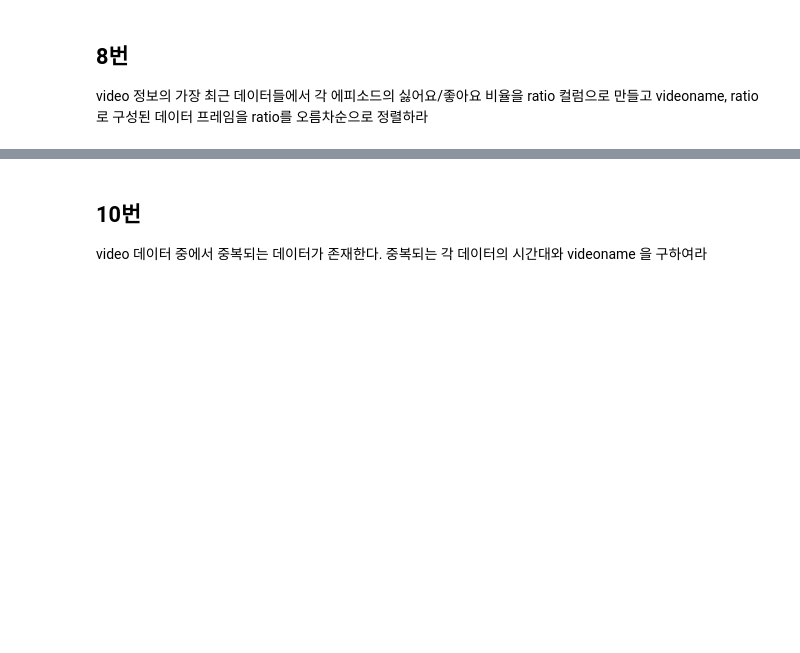
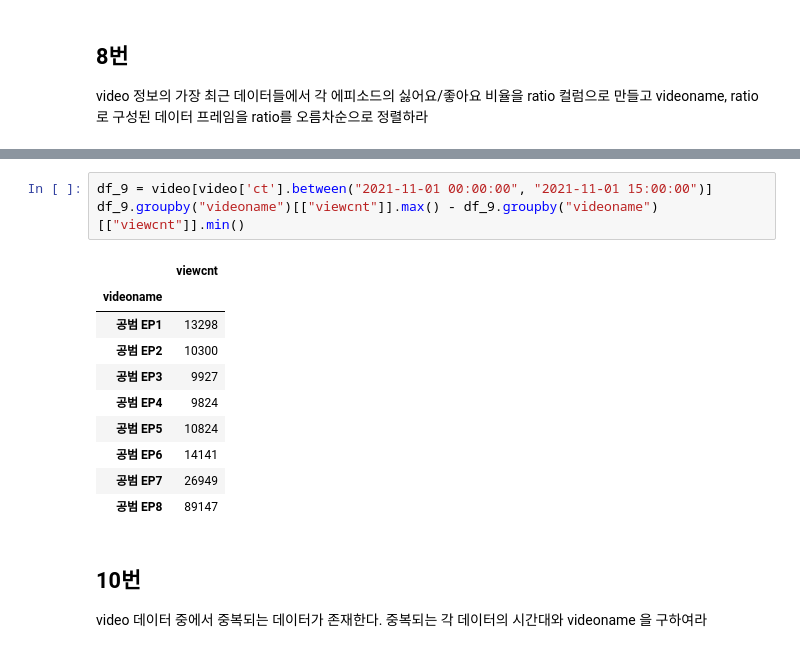
Before and after one commit to Minju-nimm/BDA_Certificate, a Jupyter notebook: 작업형1/공범_데이터.ipynb, the cells around one changed output, grey strips where cells are left out. Cells and saved outputs as stored; diff of their text form; blank space fills up the shorter version.

```diff
--- a/작업형1/공범_데이터.ipynb
+++ b/작업형1/공범_데이터.ipynb
@@ -287,3 +348,17 @@ video 정보의 가장 최근 데이터들에서 각 에피소드의 싫어요/
+# %%
+df_9 = video[video['ct'].between("2021-11-01 00:00:00", "2021-11-01 15:00:00")]
+df_9.groupby("videoname")[["viewcnt"]].max() - df_9.groupby("videoname")[["viewcnt"]].min()
+# %% [output]
+|  | viewcnt |
+| videoname |  |
+| 공범 EP1 | 13298 |
+| 공범 EP2 | 10300 |
+| 공범 EP3 | 9927 |
+| 공범 EP4 | 9824 |
+| 공범 EP5 | 10824 |
+| 공범 EP6 | 14141 |
+| 공범 EP7 | 26949 |
+| 공범 EP8 | 89147 |
 # %% [markdown]
 ## 10번
 video 데이터 중에서 중복되는 데이터가 존재한다. 중복되는 각 데이터의 시간대와 videoname 을 구하여라
```
Also changed, not shown: parts of 12 cells of this notebook.
